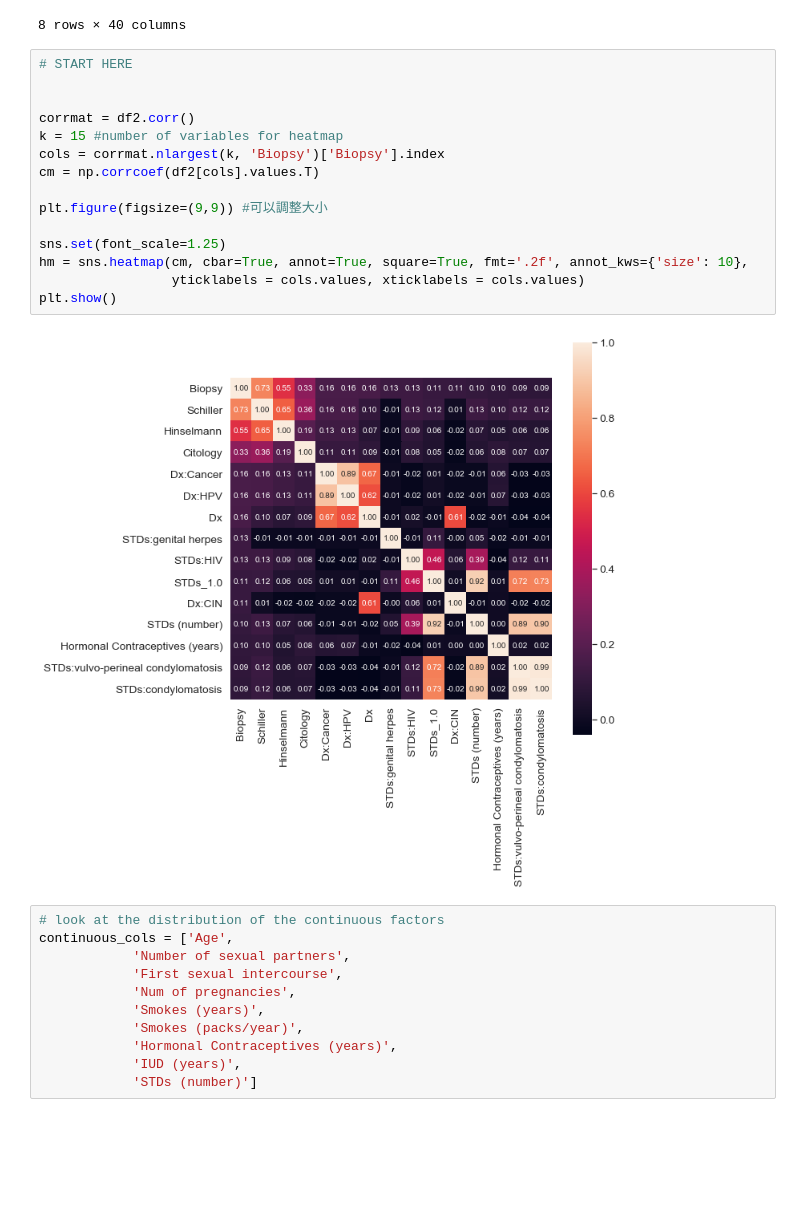
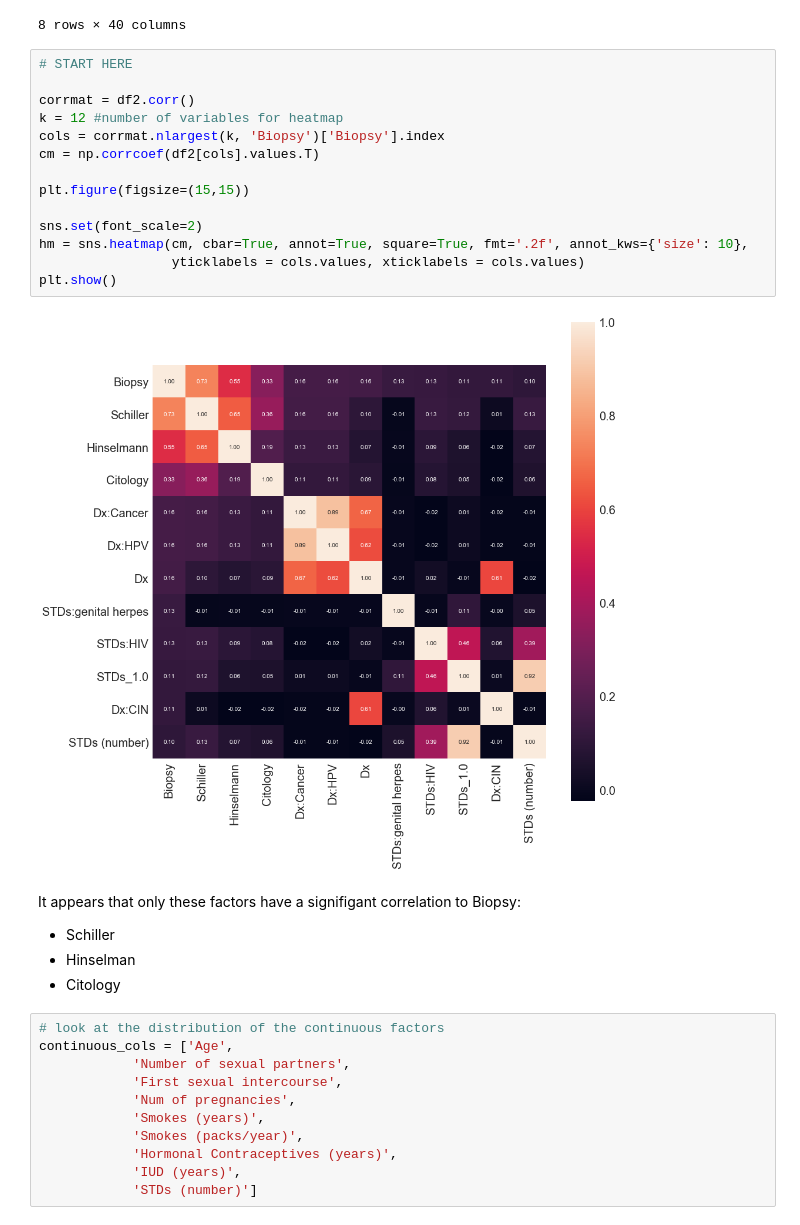
Before and after one commit to giorosati/dsc-3-final-project-online-ds-pt-100118, a Jupyter notebook: student.ipynb, the cells around one changed output. Saved outputs shown, nothing was run; the diff lists cells and outputs as text; blank space fills up the shorter version.

```diff
--- a/student.ipynb
+++ b/student.ipynb
@@ -625,20 +628,24 @@ df2.describe()
 # %%
 # START HERE
 
-
 corrmat = df2.corr()
-k = 15 #number of variables for heatmap
+k = 12 #number of variables for heatmap
 cols = corrmat.nlargest(k, 'Biopsy')['Biopsy'].index
 cm = np.corrcoef(df2[cols].values.T)
 
-plt.figure(figsize=(9,9)) #可以調整大小
+plt.figure(figsize=(15,15))
 
-sns.set(font_scale=1.25)
+sns.set(font_scale=2)
 hm = sns.heatmap(cm, cbar=True, annot=True, square=True, fmt='.2f', annot_kws={'size': 10},
                  yticklabels = cols.values, xticklabels = cols.values)
 plt.show()
 # %% [output]
-[figure, old version]
+[figure, new version]
+# %% [markdown]
+It appears that only these factors have a signifigant correlation to Biopsy:
+* Schiller
+* Hinselman
+* Citology
 # %%
 # look at the distribution of the continuous factors
 continuous_cols = ['Age',
```
Also changed, not shown: parts of 27 cells of this notebook, 1 other file.
